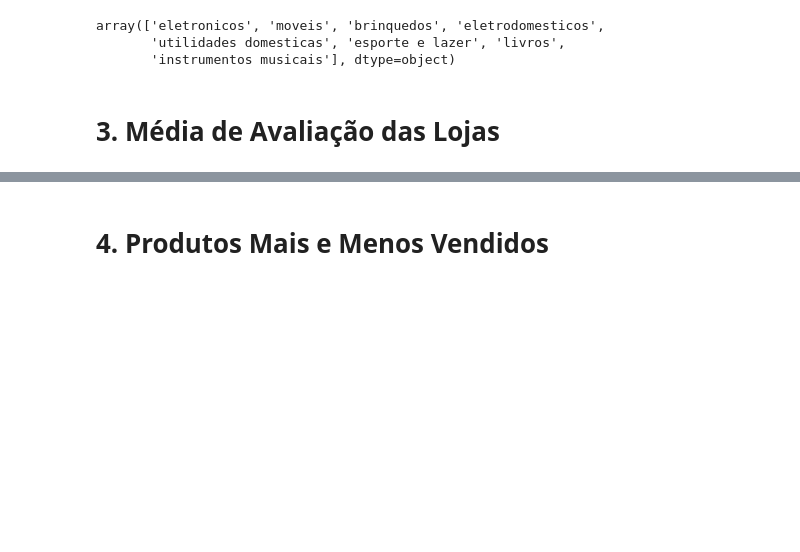
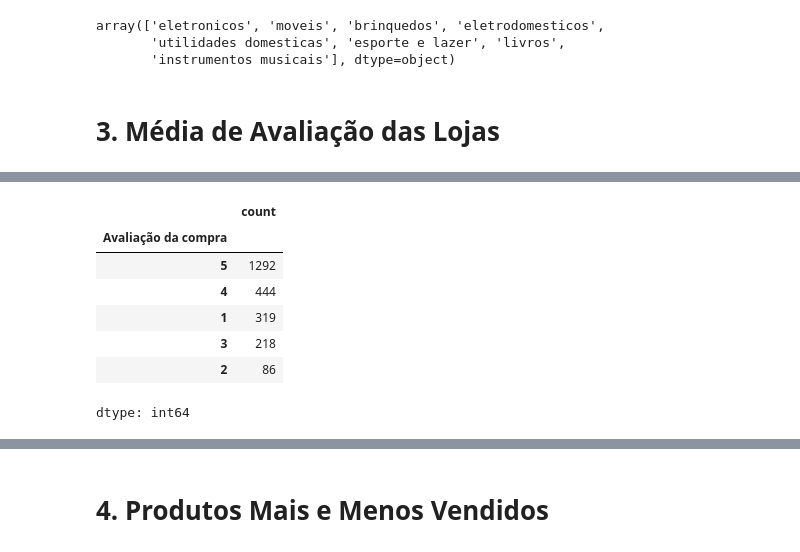
Before and after one commit to fggrava/Challenge_ONE_Data_Science_Alura_Store, a Jupyter notebook: AluraStoreBr.ipynb, the cells around one changed output, grey strips where cells are left out. Cells and saved outputs as stored; diff of their text form; code cells hidden in the pictures; blank space fills up the shorter version.

```diff
--- a/AluraStoreBr.ipynb
+++ b/AluraStoreBr.ipynb
@@ -124,0 +148,11 @@ array(['eletronicos', 'moveis', 'brinquedos', 'eletrodomesticos',
+# %%
+loja ['Avaliação da compra'].value_counts()
+# %% [output]
+|  | count |
+| Avaliação da compra |  |
+| 5 | 1292 |
+| 4 | 444 |
+| 1 | 319 |
+| 3 | 218 |
+| 2 | 86 |
+dtype: int64
```
Also changed, not shown: parts of 9 cells of this notebook.
